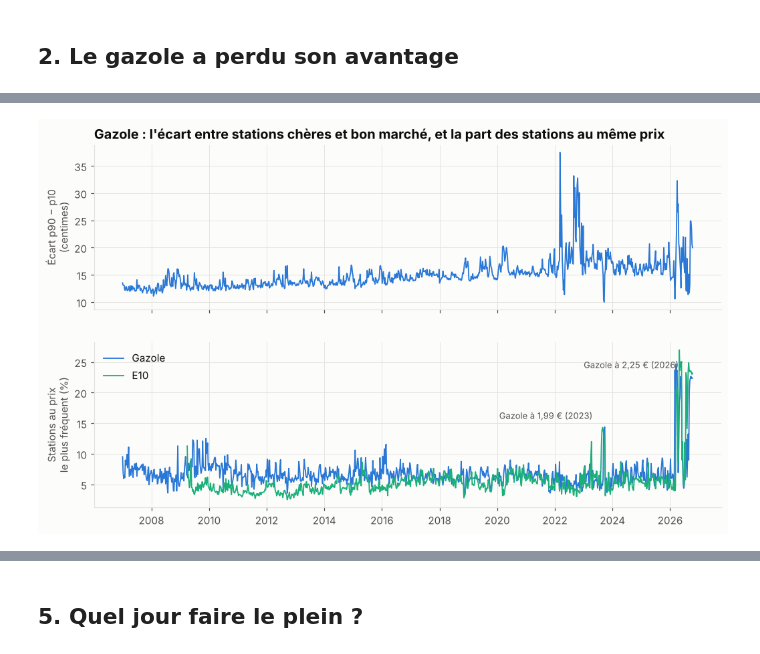
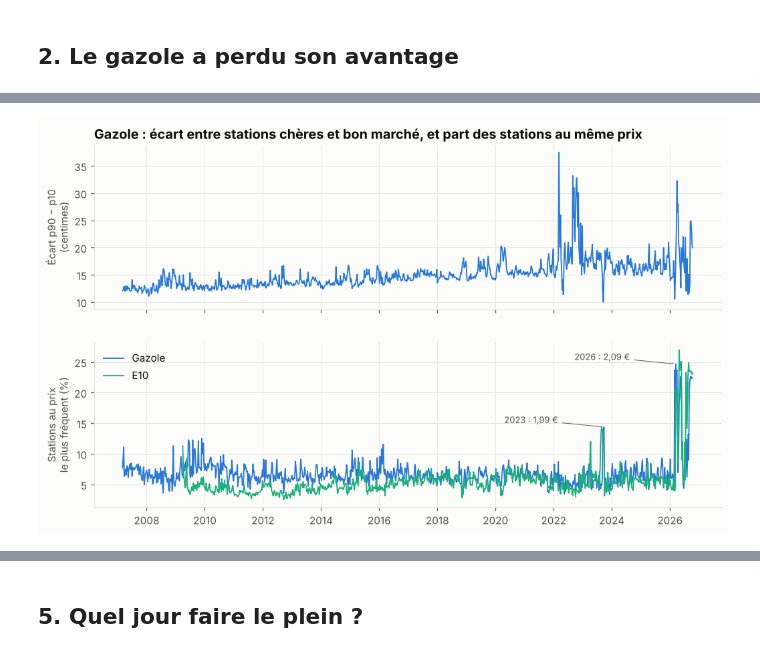
Before and after one commit to nitescuale/prix-carburants-bornes, a Jupyter notebook: notebooks/02_historique.ipynb, the cells around one changed output, grey strips where cells are left out. Saved outputs shown, nothing was run; the diff lists cells and outputs as text; code cells hidden in the pictures.

```diff
--- a/notebooks/02_historique.ipynb
+++ b/notebooks/02_historique.ipynb
@@ -177,0 +181,2 @@ Le gazole est passé d'environ 1,08 € en moyenne en 2007 à 1,86 € en 2022,
+# %%
+chiffres["hausse_printemps"] = chiffres["apres_hausse"] - chiffres["avant_hausse"]
@@ -230,19 +311,26 @@ Lors des deux grandes crises, le gazole est passé **au-dessus** de l'essence :
 # %%
-# Part des stations au prix le plus fréquent de la semaine (le « prix modal »)
+# Part des stations au prix le plus fréquent de la semaine (prix en vigueur, prolongés compris)
 def prix_modal(carburant):
     return (
-        hebdo.filter(carburant=carburant)
+        hebdo.filter(pl.col("carburant") == carburant, pl.col("semaine") >= DEBUT)
         .group_by("semaine", "prix").agg(n=pl.len())
-        .sort("n")
+        .sort("n", "prix")
         .group_by("semaine").agg(modal=pl.col("prix").last(), n_modal=pl.col("n").last(), n=pl.col("n").sum())
-        .with_columns(part=pl.col("n_modal") / pl.col("n"), carburant=pl.lit(carburant))
+        .with_columns(part=pl.col("n_modal") / pl.col("n") * 100, carburant=pl.lit(carburant))
         .sort("semaine")
     )
 
 modal = pl.concat([prix_modal("Gazole"), prix_modal("E10")])
-modal.with_columns(annee=pl.col("semaine").dt.year()).group_by("annee", "carburant").agg(
-    part_moyenne=(pl.col("part").mean() * 100).round(1), part_max=(pl.col("part").max() * 100).round(1)
+modal_annuel = modal.with_columns(annee=pl.col("semaine").dt.year()).group_by("annee", "carburant").agg(
+    part_moyenne=pl.col("part").mean().round(1), part_max=pl.col("part").max().round(1)
 ).sort("annee", "carburant").pivot(on="carburant", index="annee", values=["part_moyenne", "part_max"])
+normal = modal_annuel.filter(pl.col("annee").is_between(2010, 2022))
+chiffres["modal_gazole_min"], chiffres["modal_gazole_max"] = normal["part_moyenne_Gazole"].min(), normal["part_moyenne_Gazole"].max()
+chiffres["modal_e10_min"], chiffres["modal_e10_max"] = normal["part_moyenne_E10"].min(), normal["part_moyenne_E10"].max()
+for carburant in ["Gazole", "E10"]:
+    for annee in [2023, 2026]:
+        chiffres[f"modal_max_{carburant}_{annee}"] = modal_annuel.filter(annee=annee)[f"part_max_{carburant}"].item()
+modal_annuel
 # %% [output]
 shape: (20, 5)
 | annee | part_moyenne_Gazole | part_moyenne_E10 | part_max_Gazole | part_max_E10 |
@@ -266,19 +372,20 @@ shape: (20, 5)
 # %%
 fig, axes = plt.subplots(2, 1, figsize=(11, 6.4), sharex=True)
-gazole = stats.filter(carburant="Gazole")
 axes[0].plot(gazole["semaine"], (gazole["p90"] - gazole["p10"]) * 100, color=BLEU, linewidth=1.2)
 axes[0].set_ylabel("Écart p90 − p10\n(centimes)")
-axes[0].set_title("Gazole : l'écart entre stations chères et bon marché, et la part des stations au même prix")
-for carburant, couleur in [("Gazole", BLEU), ("E10", AQUA)]:
+axes[0].set_title("Gazole : écart entre stations chères et bon marché, et part des stations au même prix")
+for carburant in ["Gazole", "E10"]:
     serie = modal.filter(carburant=carburant)
-    axes[1].plot(serie["semaine"], serie["part"] * 100, color=couleur, linewidth=1.2, label=carburant)
+    axes[1].plot(serie["semaine"], serie["part"], color=COULEURS[carburant], linewidth=1.2, label=carburant)
+    for annee in [2023, 2026]:
+        pic = serie.filter(pl.col("semaine").dt.year() == annee).sort("part").row(-1, named=True)
+        if carburant == "Gazole":
+            axes[1].annotate(f"{annee} : {pic['modal']:.2f} €".replace(".", ","), (pic["semaine"], pic["part"]),
+                             xytext=(-45, 4), textcoords="offset points", ha="right", fontsize=8.5, color=TEXTE_2,
+                             arrowprops={"arrowstyle": "-", "color": TEXTE_2, "lw": 0.6})
 axes[1].set_ylabel("Stations au prix\nle plus fréquent (%)")
 axes[1].legend(frameon=False, labelcolor=TEXTE, loc="upper left")
-for libelle, semaine in [("1,99 € (2023)", date(2023, 9, 25)), ("2,25 € (2026)", date(2026, 9, 21))]:
-    part = modal.filter(carburant="Gazole", semaine=semaine)["part"].item() * 100
-    axes[1].annotate(f"Gazole à {libelle}", (semaine, part), xytext=(-12, 8), textcoords="offset points", ha="right", fontsize=8.5, color=TEXTE_2)
-axes[1].xaxis.set_major_locator(mdates.YearLocator(2))
-axes[1].xaxis.set_major_formatter(mdates.DateFormatter("%Y"))
+axe_annees(axes[1])
 sauver(fig, "08_dispersion_prix_ronds")
 # %% [output]
-[figure, old version]
+[figure, new version]
```
Also changed, not shown: parts of 40 cells of this notebook, 9 other files.
